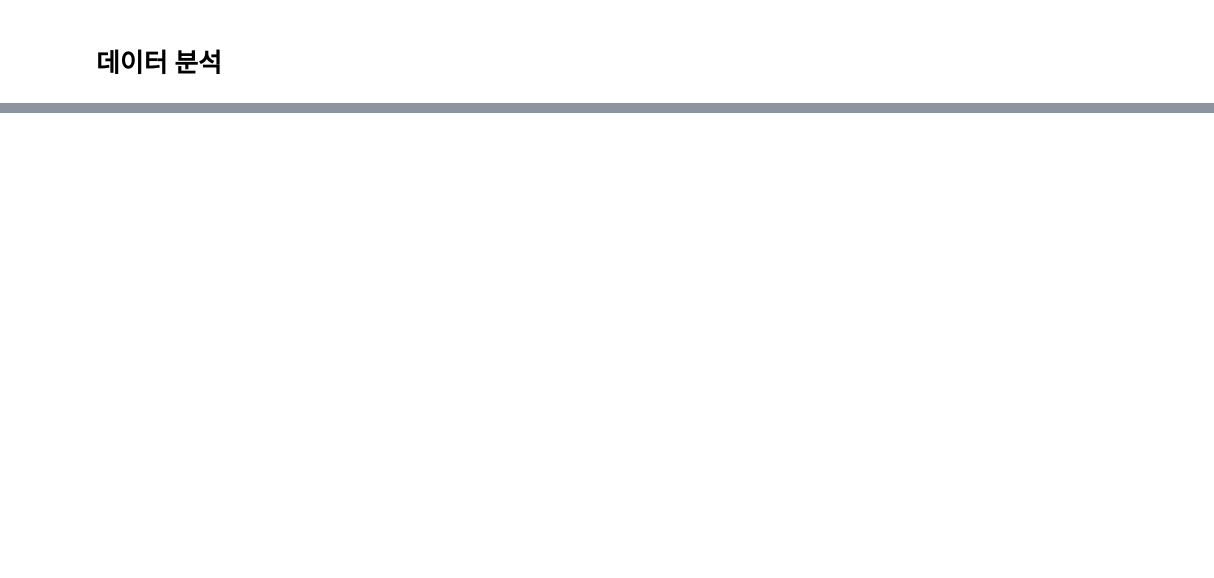
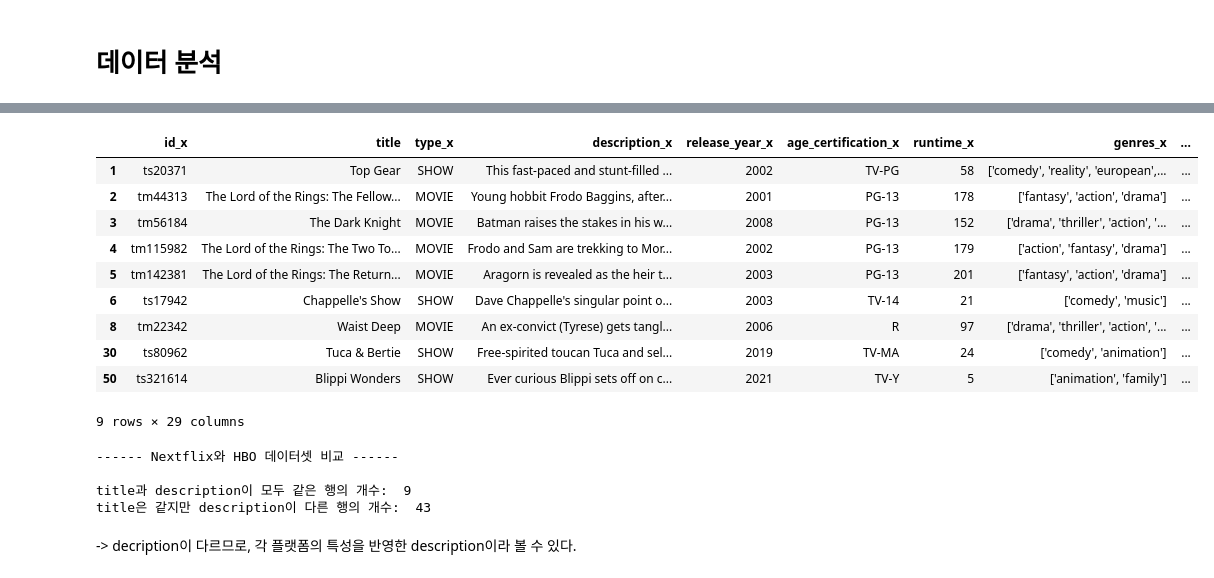
Before and after one commit to SoulTree-Lovers/DataScienceProject, a Jupyter notebook: SM/EDA.ipynb, the cells around one changed output, grey strips where cells are left out. Drawn from its saved outputs; the diff is of its cells as text; code cells hidden in the pictures; blank space fills up the shorter version.

```diff
--- a/SM/EDA.ipynb
+++ b/SM/EDA.ipynb
@@ -25,0 +133,28 @@ d_netflix
+# %%
+# title과 description이 모두 같은 row
+df_same_discription = merged_df[merged_df['description_x'] == merged_df['description_y']]
+df_same_discription
+# %% [output]
+|  | id_x | title | type_x | description_x | release_year_x | age_certification_x | runtime_x | genres_x | ... |
+| 1 | ts20371 | Top Gear | SHOW | This fast-paced and stunt-filled ... | 2002 | TV-PG | 58 | ['comedy', 'reality', 'european',... | ... |
+| 2 | tm44313 | The Lord of the Rings: The Fellow... | MOVIE | Young hobbit Frodo Baggins, after... | 2001 | PG-13 | 178 | ['fantasy', 'action', 'drama'] | ... |
+| 3 | tm56184 | The Dark Knight | MOVIE | Batman raises the stakes in his w... | 2008 | PG-13 | 152 | ['drama', 'thriller', 'action', '... | ... |
+| 4 | tm115982 | The Lord of the Rings: The Two To... | MOVIE | Frodo and Sam are trekking to Mor... | 2002 | PG-13 | 179 | ['action', 'fantasy', 'drama'] | ... |
+| 5 | tm142381 | The Lord of the Rings: The Return... | MOVIE | Aragorn is revealed as the heir t... | 2003 | PG-13 | 201 | ['fantasy', 'action', 'drama'] | ... |
+| 6 | ts17942 | Chappelle's Show | SHOW | Dave Chappelle's singular point o... | 2003 | TV-14 | 21 | ['comedy', 'music'] | ... |
+| 8 | tm22342 | Waist Deep | MOVIE | An ex-convict (Tyrese) gets tangl... | 2006 | R | 97 | ['drama', 'thriller', 'action', '... | ... |
+| 30 | ts80962 | Tuca & Bertie | SHOW | Free-spirited toucan Tuca and sel... | 2019 | TV-MA | 24 | ['comedy', 'animation'] | ... |
+| 50 | ts321614 | Blippi Wonders | SHOW | Ever curious Blippi sets off on c... | 2021 | TV-Y | 5 | ['animation', 'family'] | ... |
+9 rows × 29 columns
+# %%
+df_is_same = merged_df['description_x'] == merged_df['description_y']
+print("------ Nextflix와 HBO 데이터셋 비교 ------\n")
+print("title과 description이 모두 같은 행의 개수: ", df_is_same.value_counts()[True])
+print("title은 같지만 description이 다른 행의 개수: ", df_is_same.value_counts()[False])
+# %% [output]
+------ Nextflix와 HBO 데이터셋 비교 ------
+
+title과 description이 모두 같은 행의 개수:  9
+title은 같지만 description이 다른 행의 개수:  43
+# %% [markdown]
+-> decription이 다르므로, 각 플랫폼의 특성을 반영한 description이라 볼 수 있다.
```
Also changed, not shown: parts of 13 cells of this notebook.
